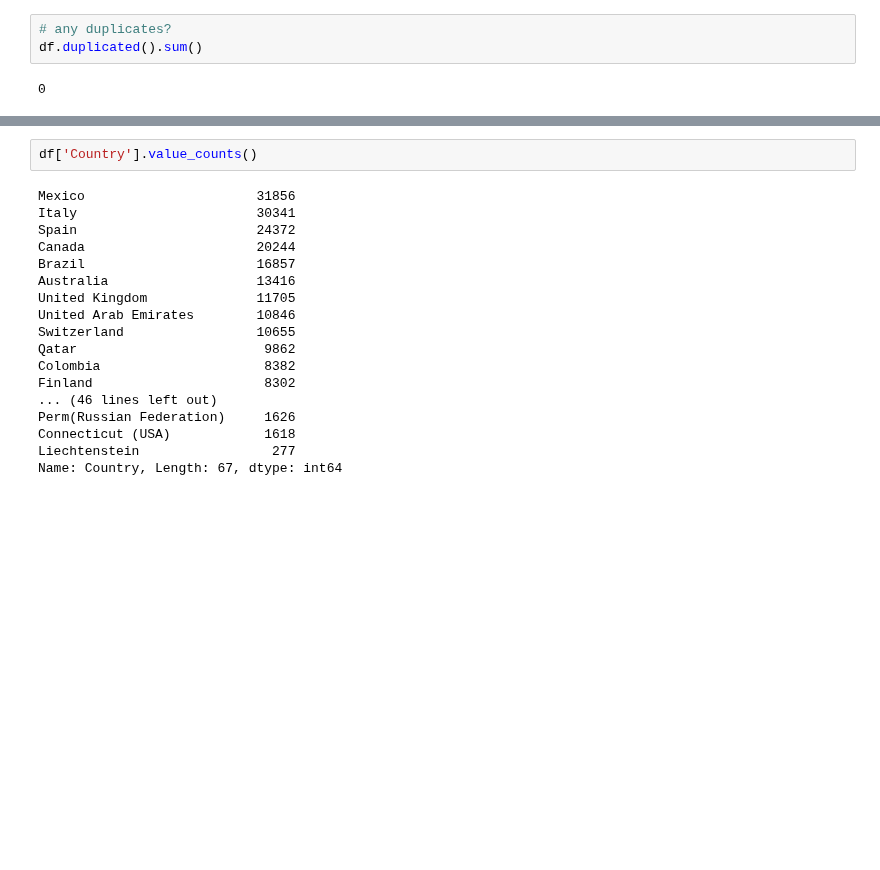
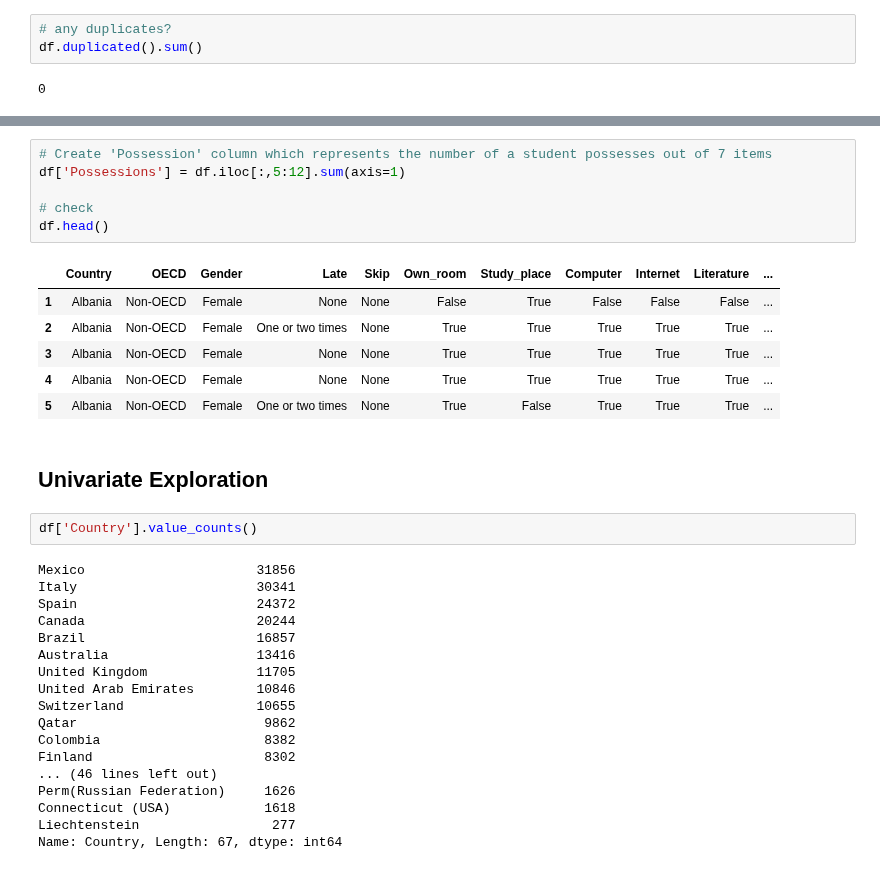
Before and after one commit to Steve-Choi/DAND, a Jupyter notebook: Communicate-Data-Findings/Communicate-Data-Findings.ipynb, the cells around one changed output, grey strips where cells are left out. Saved outputs shown, nothing was run; the diff lists cells and outputs as text; blank space fills up the shorter version.

```diff
--- a/Communicate-Data-Findings/Communicate-Data-Findings.ipynb
+++ b/Communicate-Data-Findings/Communicate-Data-Findings.ipynb
@@ -161,3 +172,18 @@ df.head(3)
+# %%
+# Create 'Possession' column which represents the number of a student possesses out of 7 items
+df['Possessions'] = df.iloc[:,5:12].sum(axis=1)
+
+# check
+df.head()
+# %% [output]
+|  | Country | OECD | Gender | Late | Skip | Own_room | Study_place | Computer | Internet | Literature | ... |
+| 1 | Albania | Non-OECD | Female | None | None | False | True | False | False | False | ... |
+| 2 | Albania | Non-OECD | Female | One or two times | None | True | True | True | True | True | ... |
+| 3 | Albania | Non-OECD | Female | None | None | True | True | True | True | True | ... |
+| 4 | Albania | Non-OECD | Female | None | None | True | True | True | True | True | ... |
+| 5 | Albania | Non-OECD | Female | One or two times | None | True | False | True | True | True | ... |
+# %% [markdown]
+## Univariate Exploration
 # %%
 df['Country'].value_counts()
 # %% [output]
```
Also changed, not shown: parts of 9 cells of this notebook.
